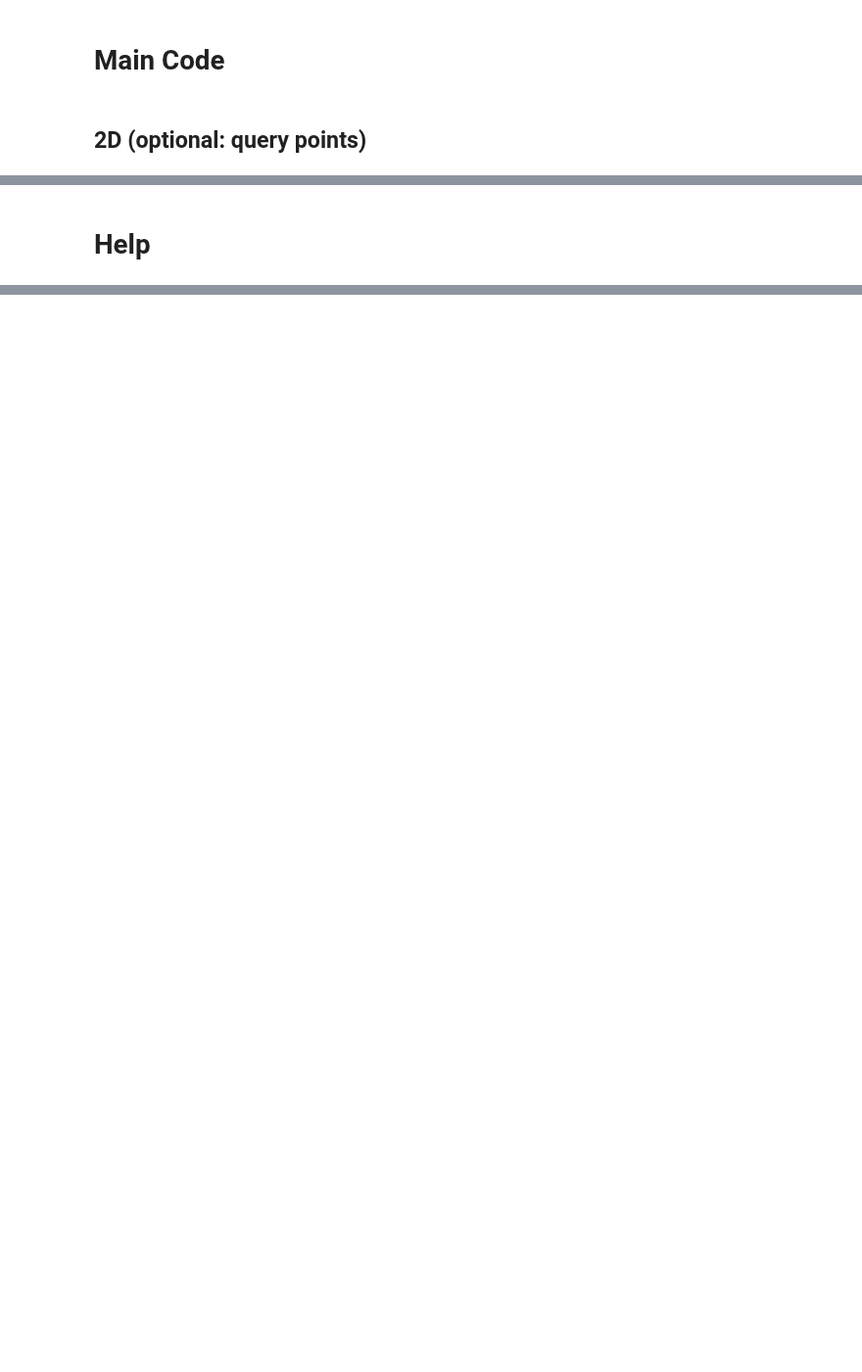
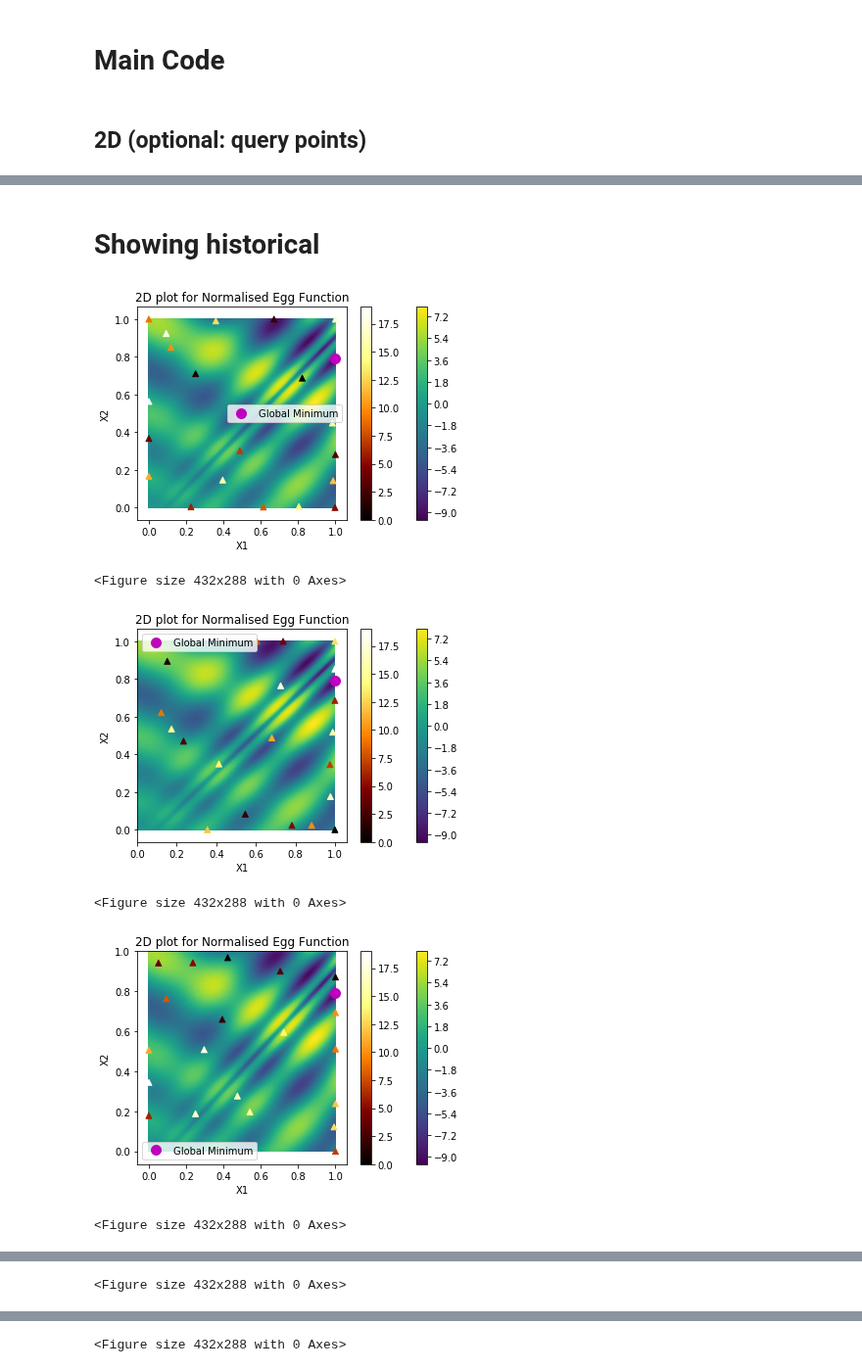
Before and after one commit to jamjs98764/Parallel-Bayesian-Optimisation, a Jupyter notebook: FITBO_GPy-FITBOMM_only/Benchmark Functions.ipynb, the cells around one changed output, grey strips where cells are left out. Shown at 98% size. Drawn from its saved outputs; the diff is of its cells as text; code cells hidden in the pictures; blank space fills up the shorter version.

```diff
--- a/FITBO_GPy-FITBOMM_only/Benchmark Functions.ipynb
+++ b/FITBO_GPy-FITBOMM_only/Benchmark Functions.ipynb
@@ -88,2 +109,36 @@ plot_contour_2d("egg")
-# %% [markdown]
-# Help
+# %% [markdown]
+# Showing historical
+# %%
+def load_pickle_x(seed_size, seed, func, batch, heuristic, batch_size):
+    """
+    Loads past querie, excluding initial points
+    Returns array of x1 and x2
+    """
+    loaded_x = load_pickle(seed_size, seed, func, batch, heuristic, batch_size, "X")
+    if func == "hartmann":
+        init_x = 6
+    else:
+        init_x = 3
+
+    x = loaded_x[3:,:]
+
+    return x
+
+def load_pickle_x_opt(seed_size, seed, func, batch, heuristic, batch_size):
+    """
+    Loads past guesses of optimal x location
+    """
+    metrics =
+# %%
+selected_func = "egg"
+
+for i in range(5):
+    past_x = load_pickle_x(seed_size = 30, seed = i, func = selected_func, batch = False, heuristic = "cl-min", batch_size = 2)
+    plot_contour_2d(selected_func, past_x, 20)
+# %% [output]
+[figure, added]
+<Figure size 432x288 with 0 Axes>
+[figure, added]
+<Figure size 432x288 with 0 Axes>
+[figure, added]
+<Figure size 432x288 with 0 Axes>
@@ -89,0 +146 @@ plot_contour_2d("egg")
+<Figure size 432x288 with 0 Axes>
@@ -89,0 +148 @@ plot_contour_2d("egg")
+<Figure size 432x288 with 0 Axes>
```
Also changed, not shown: parts of 6 cells of this notebook, 6 other files.
